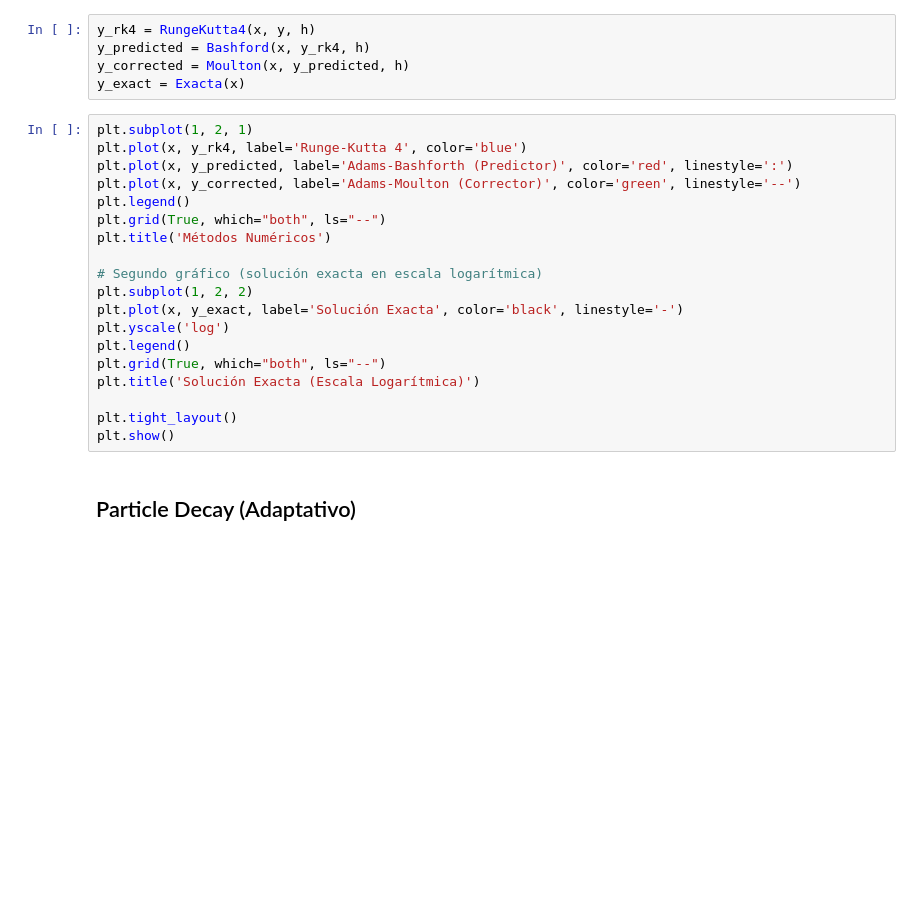
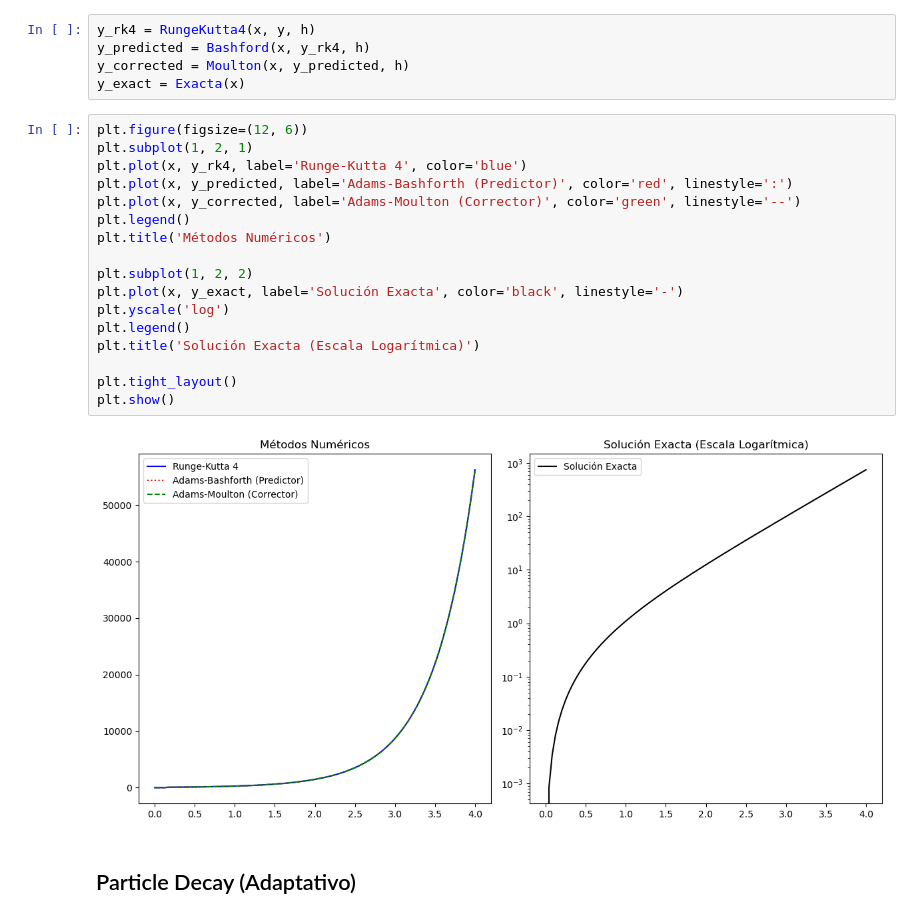
Before and after one commit to leylaaaa1/MetodosII_SantiagoGarcia_CatalinaGuatibonza, a Jupyter notebook: Parcial2_SantiagoGarcia_CatalinaGuatibonza/Parcial2_SantiagoGarcia_CatalinaGuatibonza.ipynb, the cells around one changed output. Drawn from its saved outputs; the diff is of its cells as text; blank space fills up the shorter version.

```diff
--- a/Parcial2_SantiagoGarcia_CatalinaGuatibonza/Parcial2_SantiagoGarcia_CatalinaGuatibonza.ipynb
+++ b/Parcial2_SantiagoGarcia_CatalinaGuatibonza/Parcial2_SantiagoGarcia_CatalinaGuatibonza.ipynb
@@ -57,23 +55,23 @@ y_predicted = Bashford(x, y_rk4, h)
 y_corrected = Moulton(x, y_predicted, h)
 y_exact = Exacta(x)
 # %%
+plt.figure(figsize=(12, 6))
 plt.subplot(1, 2, 1)
 plt.plot(x, y_rk4, label='Runge-Kutta 4', color='blue')
 plt.plot(x, y_predicted, label='Adams-Bashforth (Predictor)', color='red', linestyle=':')
 plt.plot(x, y_corrected, label='Adams-Moulton (Corrector)', color='green', linestyle='--')
 plt.legend()
-plt.grid(True, which="both", ls="--")
 plt.title('Métodos Numéricos')
 
-# Segundo gráfico (solución exacta en escala logarítmica)
 plt.subplot(1, 2, 2)
 plt.plot(x, y_exact, label='Solución Exacta', color='black', linestyle='-')
 plt.yscale('log')
 plt.legend()
-plt.grid(True, which="both", ls="--")
 plt.title('Solución Exacta (Escala Logarítmica)')
 
 plt.tight_layout()
 plt.show()
+# %% [output]
+[figure, added]
 # %% [markdown]
 ## Particle Decay (Adaptativo)
```
Also changed, not shown: parts of 9 cells of this notebook.
